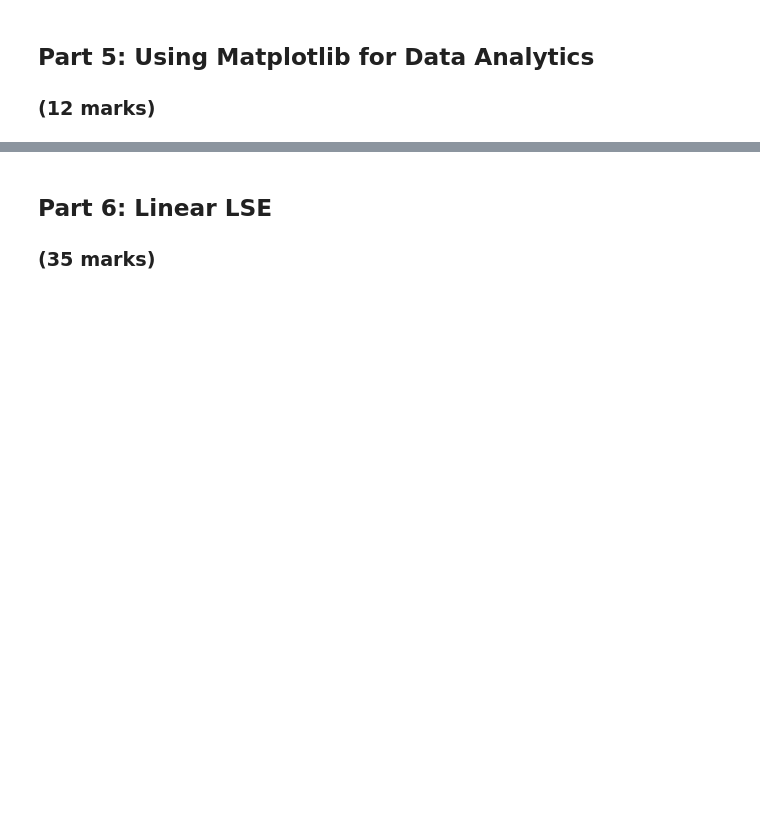
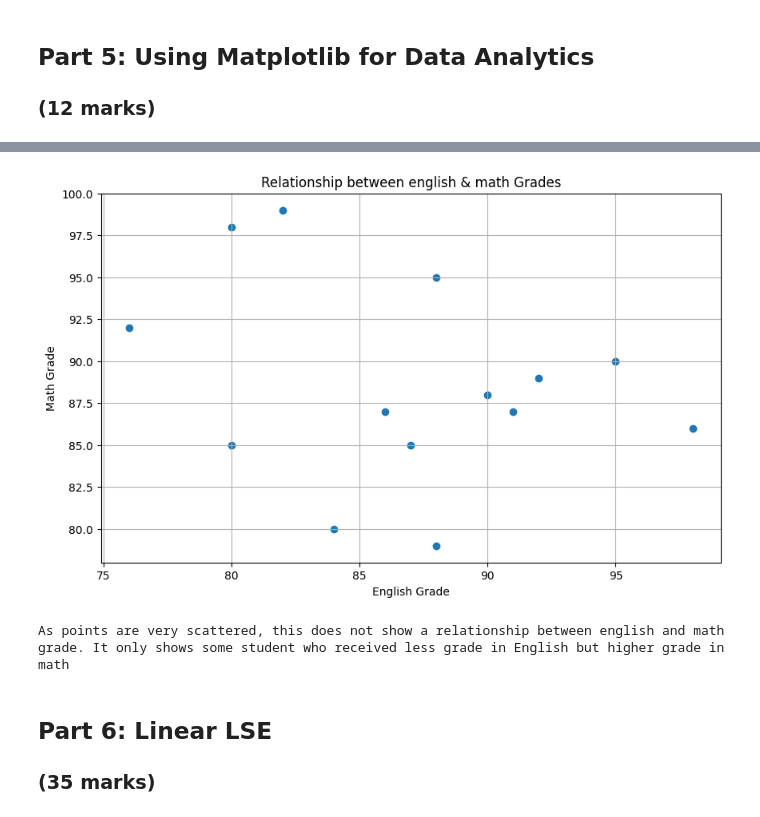
Before and after one commit to muhammadsiddique99/ENGG680_2025_Fall, a Jupyter notebook: Lab_Assignment1/StudentgradeManagementSystem.ipynb, the cells around one changed output, grey strips where cells are left out. Cells and saved outputs as stored; diff of their text form; code cells hidden in the pictures; blank space fills up the shorter version.

```diff
--- a/Lab_Assignment1/StudentgradeManagementSystem.ipynb
+++ b/Lab_Assignment1/StudentgradeManagementSystem.ipynb
@@ -669,26 +661,35 @@ plt.show()
 # %%
 # Let's also use matplotlib to display a scatter plot of English vs. Math grades
 # Scatter plots are useful for seeing the relationship between two variables
 plt.figure(figsize=(10, 6))
 
 # Step 1: Use .scatter(x_data, y_data) to create a scatter plot using the English grades on the x-axis, and Math grades on the y-axis
 # (2 mark)
-#
+plt.scatter(df_studentGrades['englishGrade'], df_studentGrades['mathGrade'])
+
 
 # Step 1: Properly label the x and y axes as well as the title of your plot.
 # (3 marks)
-#
+plt.xlabel('English Grade')
+plt.ylabel('Math Grade')
+plt.title('Relationship between english & math Grades')
+
 plt.grid(True)
 
 # Step 2: Output an image file for the scatter plot with a descriptive file name
 # (1 mark)
-#
+plt.savefig('english_vs_math_grades_scatter_plot.png')
+
 
 plt.show()
+# %% [output]
+[figure, added]
 # %%
 # From the scatter plot, is there a relationship between the Math and English grades?
 # (1 mark)
-#
+print("As points are very scattered, this does not show a relationship between english and math grade. It only shows some student who received less grade in English but higher grade in math")
+# %% [output]
+As points are very scattered, this does not show a relationship between english and math grade. It only shows some student who received less grade in English but higher grade in math
 # %% [markdown]
 ## Part 6: Linear LSE
 ### (35 marks)
```
Also changed, not shown: parts of 7 cells of this notebook.
